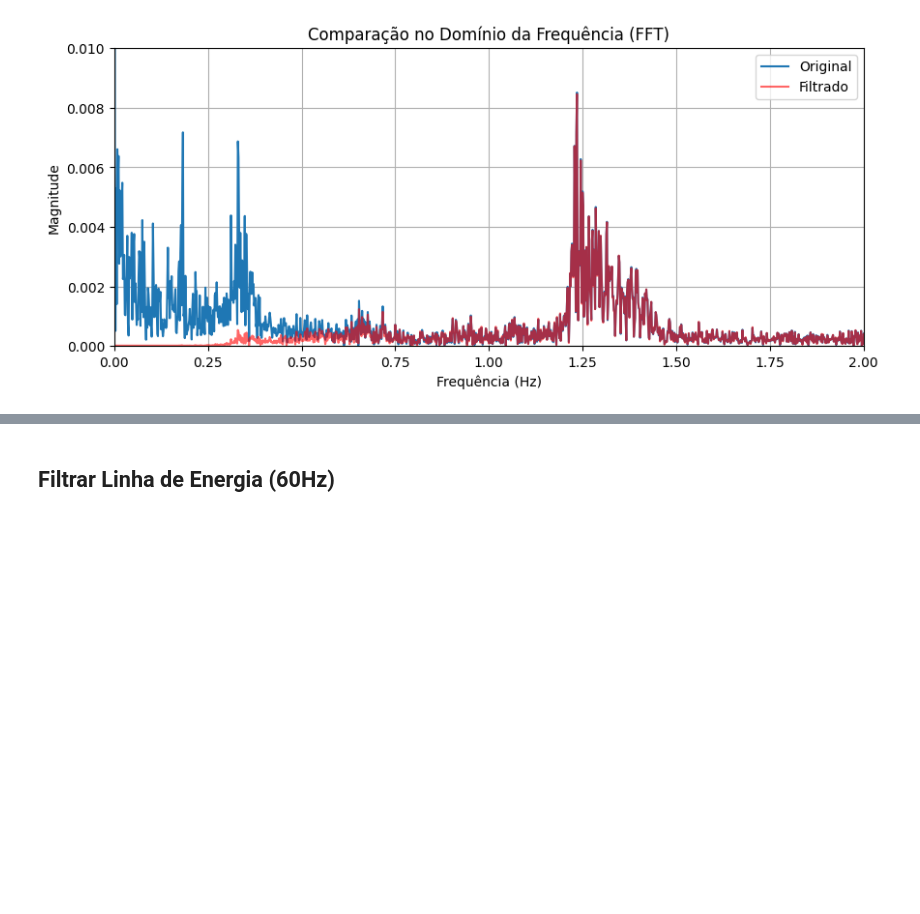
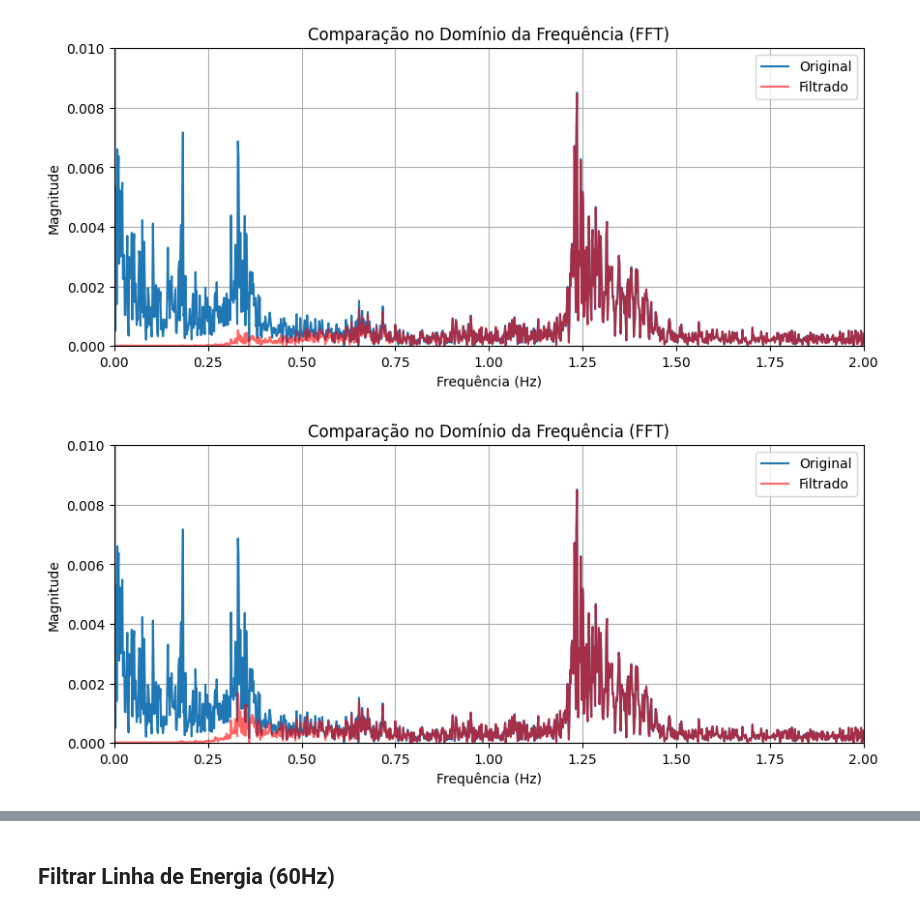
Before and after one commit to RenanCatini/ecg-arrhythmia-classification, a Jupyter notebook: notebooks/estudos_filtros_frequencia.ipynb, the cells around one changed output, grey strips where cells are left out. Drawn from its saved outputs; the diff is of its cells as text; code cells hidden in the pictures; blank space fills up the shorter version.

```diff
--- a/notebooks/estudos_filtros_frequencia.ipynb
+++ b/notebooks/estudos_filtros_frequencia.ipynb
@@ -189,3 +189,9 @@ plotar_fft(trecho_sinal, batimento_butterworth_final, 2)
 # %% [output]
 [figure]
 [figure]
+# %%
+batimento_butterworth_2 = butterworth_passa_alta(trecho_sinal, freq_corte=0.4, ordem=3)
+
+plotar_fft(trecho_sinal, batimento_butterworth_2, 2)
+# %% [output]
+[figure, added]
```
Also changed, not shown: parts of 6 cells of this notebook, 1 other file.
